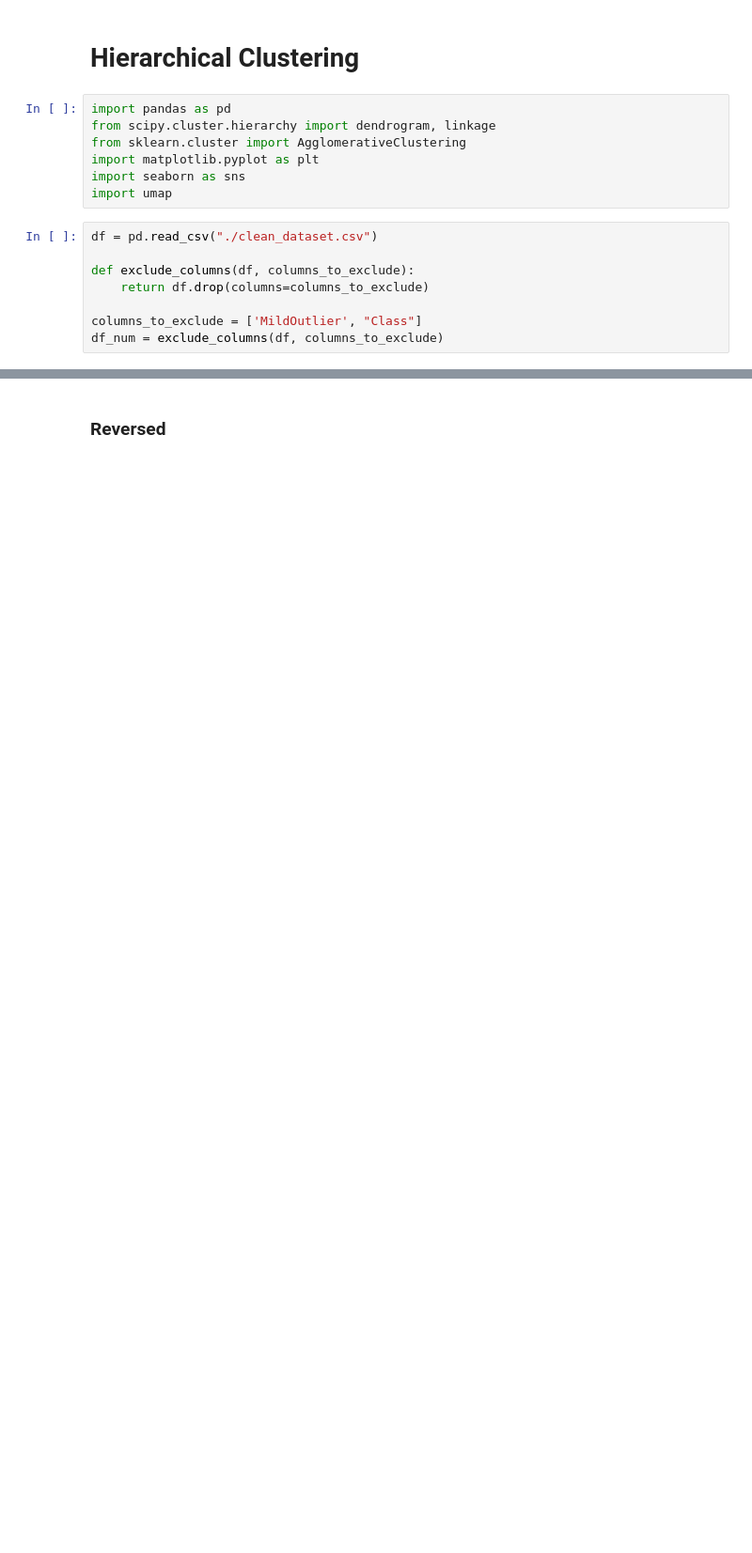
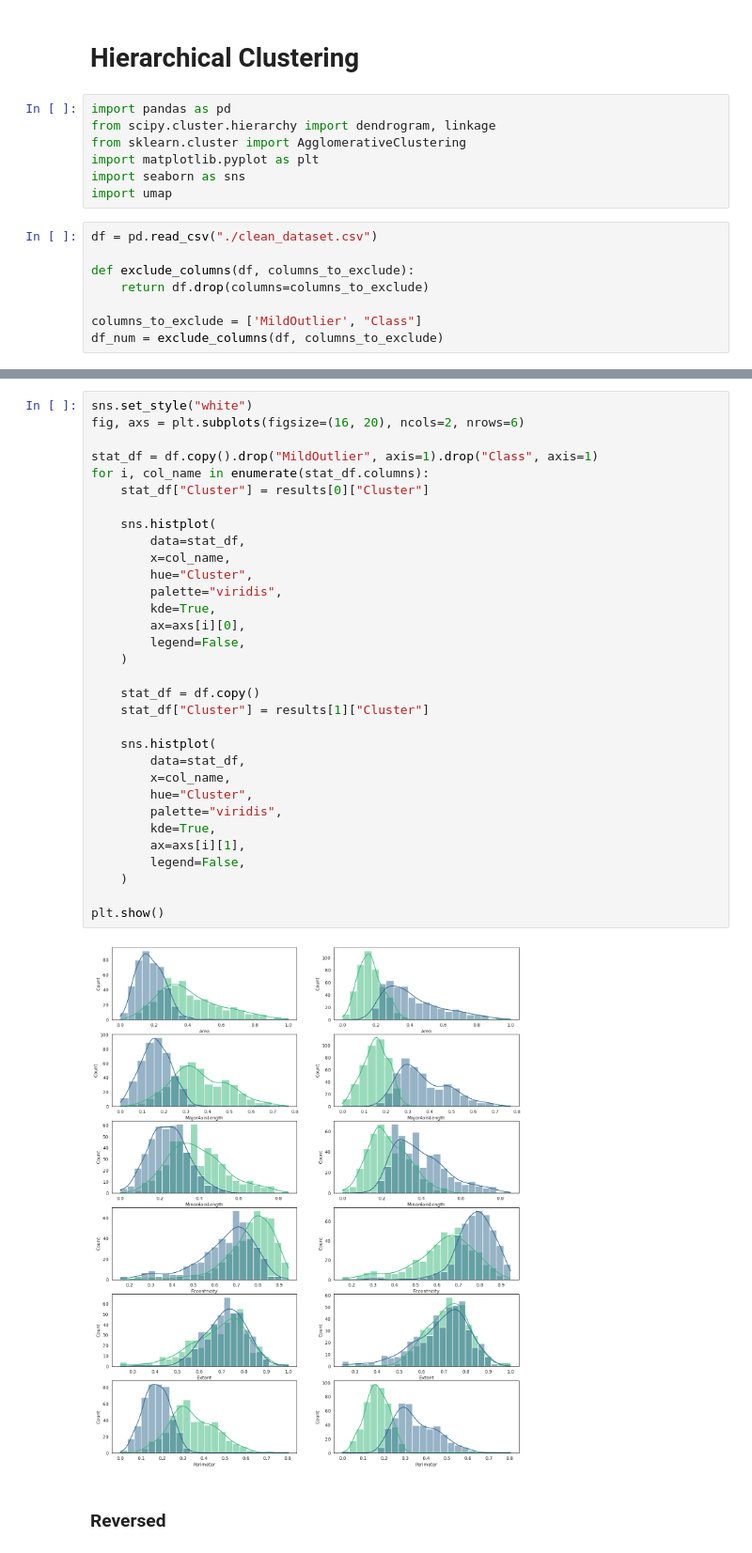
Before and after one commit to neiios/dtmm-task-3, a Jupyter notebook: hierarchical.ipynb, the cells around one changed output, grey strips where cells are left out. Shown at 94% size. Saved outputs shown, nothing was run; the diff lists cells and outputs as text; blank space fills up the shorter version.

```diff
--- a/hierarchical.ipynb
+++ b/hierarchical.ipynb
@@ -163,3 +140,37 @@ Max   7.349965  8.075900     1.000000
+# %%
+sns.set_style("white")
+fig, axs = plt.subplots(figsize=(16, 20), ncols=2, nrows=6)
+
+stat_df = df.copy().drop("MildOutlier", axis=1).drop("Class", axis=1)
+for i, col_name in enumerate(stat_df.columns):
+    stat_df["Cluster"] = results[0]["Cluster"]
+
+    sns.histplot(
+        data=stat_df,
+        x=col_name,
+        hue="Cluster",
+        palette="viridis",
+        kde=True,
+        ax=axs[i][0],
+        legend=False,
+    )
+
+    stat_df = df.copy()
+    stat_df["Cluster"] = results[1]["Cluster"]
+
+    sns.histplot(
+        data=stat_df,
+        x=col_name,
+        hue="Cluster",
+        palette="viridis",
+        kde=True,
+        ax=axs[i][1],
+        legend=False,
+    )
+
+plt.show()
+# %% [output]
+[figure, added]
 # %% [markdown]
 ### Reversed
 # %%
```
Also changed, not shown: parts of 5 cells of this notebook, 2 other files.
